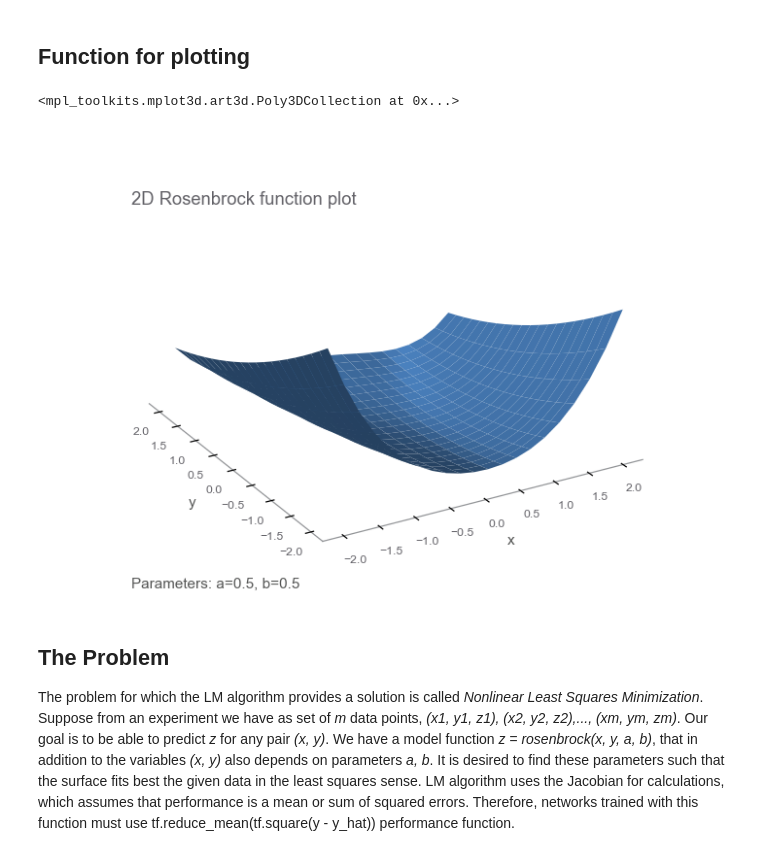
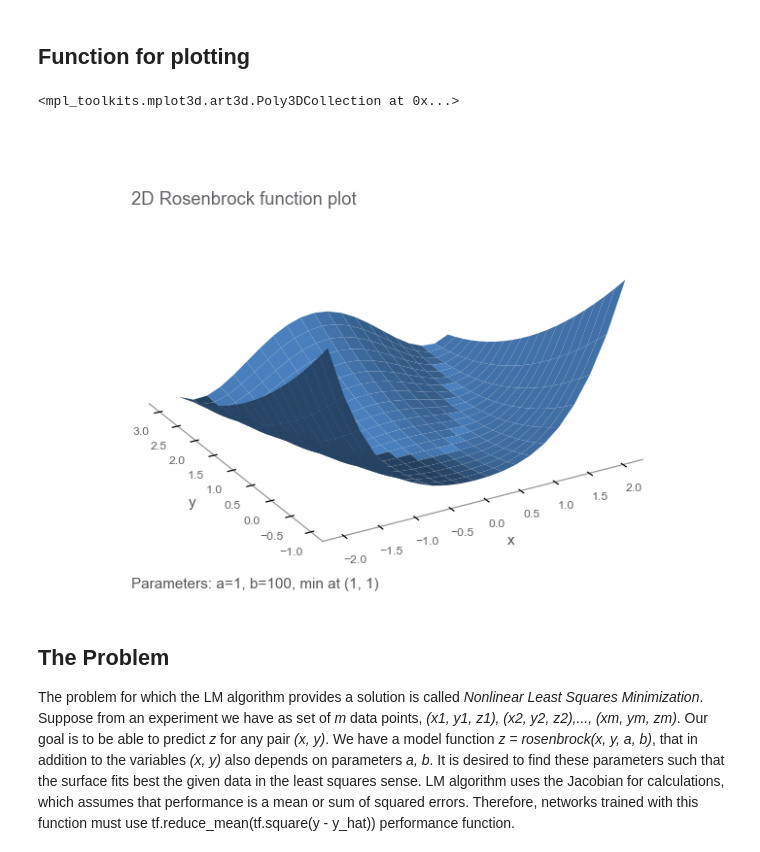
Before and after one commit to empathy87/nn-samples, a Jupyter notebook: tf/[Tutorial] Levenberg-Marquardt.ipynb, the cells around one changed output. Drawn from its saved outputs; the diff is of its cells as text; code cells hidden in the pictures.

```diff
--- a/tf/[Tutorial] Levenberg-Marquardt.ipynb
+++ b/tf/[Tutorial] Levenberg-Marquardt.ipynb
@@ -20,11 +20,11 @@ We will use Rosenbrock function as a performance test problem. Let's start with
 def rosenbrock(x, y, a, b):
     return (a - x)**2 + b*(y - x**2)**2
 
-# consider this function on the square [-2,2]x[-2,2]
+# consider this function on the square [-2,2]x[-1,3]
 x_grid, y_grid = np.meshgrid(np.arange(-2, 2.1, 0.2),
-                             np.arange(-2, 2.1, 0.2))
-# with parameters a = 0.5 and b = 0.5
-z_grid = rosenbrock(x_grid, y_grid, 0.5, 0.5)
+                             np.arange(-1, 3.1, 0.2))
+# with parameters a = 1 and b = 100
+z_grid = rosenbrock(x_grid, y_grid, 1, 100)
 # %% [markdown]
 <h2>Function for plotting</h2>
 # %%
@@ -67,12 +67,12 @@ def prepare_3d_plot_for_rosenbrock(title=None, footnote=None):
 # %%
 # let's plot it
 ax = prepare_3d_plot_for_rosenbrock(
     '2D Rosenbrock function plot',
-    'Parameters: а=0.5, b=0.5')
+    'Parameters: а=1, b=100, min at (1, 1)')
 ax.plot_surface(x_grid, y_grid, z_grid, color=BLUE1)
 # %% [output]
 <mpl_toolkits.mplot3d.art3d.Poly3DCollection at 0x...>
-[figure, old version]
+[figure, new version]
 # %% [markdown]
 <h2>The Problem</h2>
 The problem for which the LM algorithm provides a solution is called <i>Nonlinear Least Squares Minimization</i>. Suppose from an experiment we have as set of <i>m</i> data points, <i>(x1, y1, z1), (x2, y2, z2),..., (xm, ym, zm)</i>. Our goal is to be able to predict <i>z</i> for any pair <i>(x, y)</i>. We have a model function <i>z = rosenbrock(x, y, a, b)</i>, that in addition to the variables <i>(x, y)</i> also depends on parameters <i>a, b</i>. It is desired to find these parameters such that the surface fits best the given data in the least squares sense. LM algorithm uses the Jacobian for calculations, which assumes that performance is a mean or sum of squared errors. Therefore, networks trained with this function must use tf.reduce_mean(tf.square(y - y_hat)) performance function.
```
Also changed, not shown: parts of 2 cells of this notebook.
